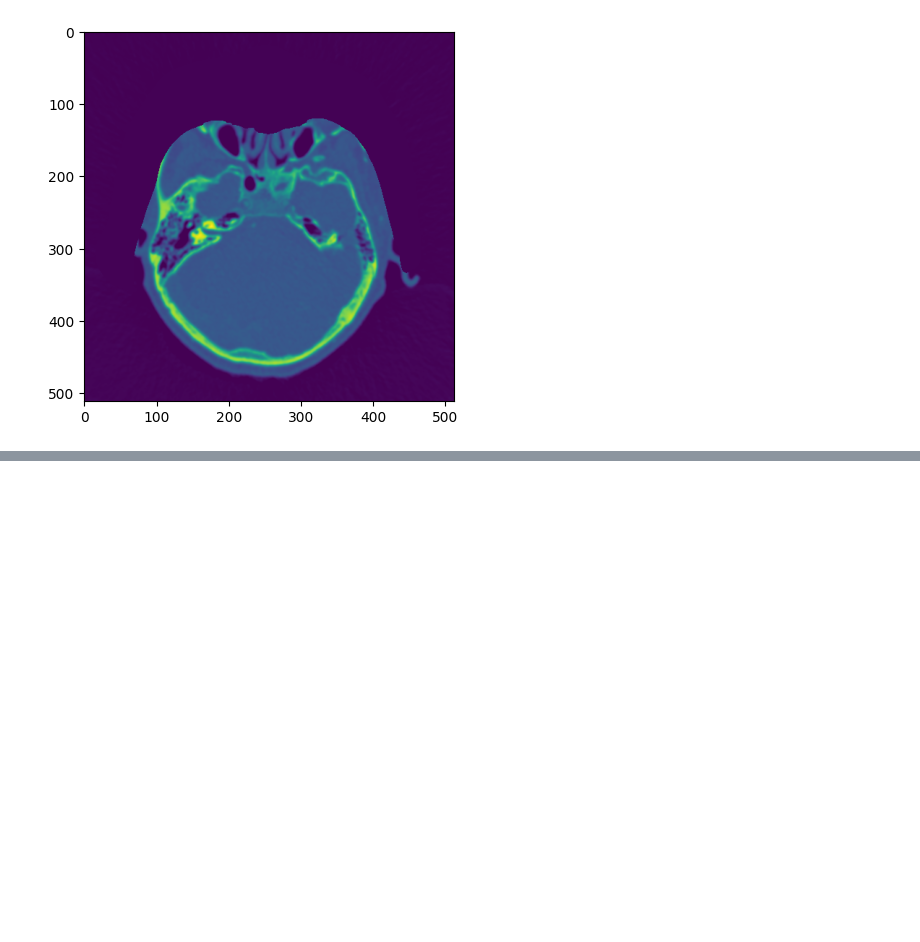
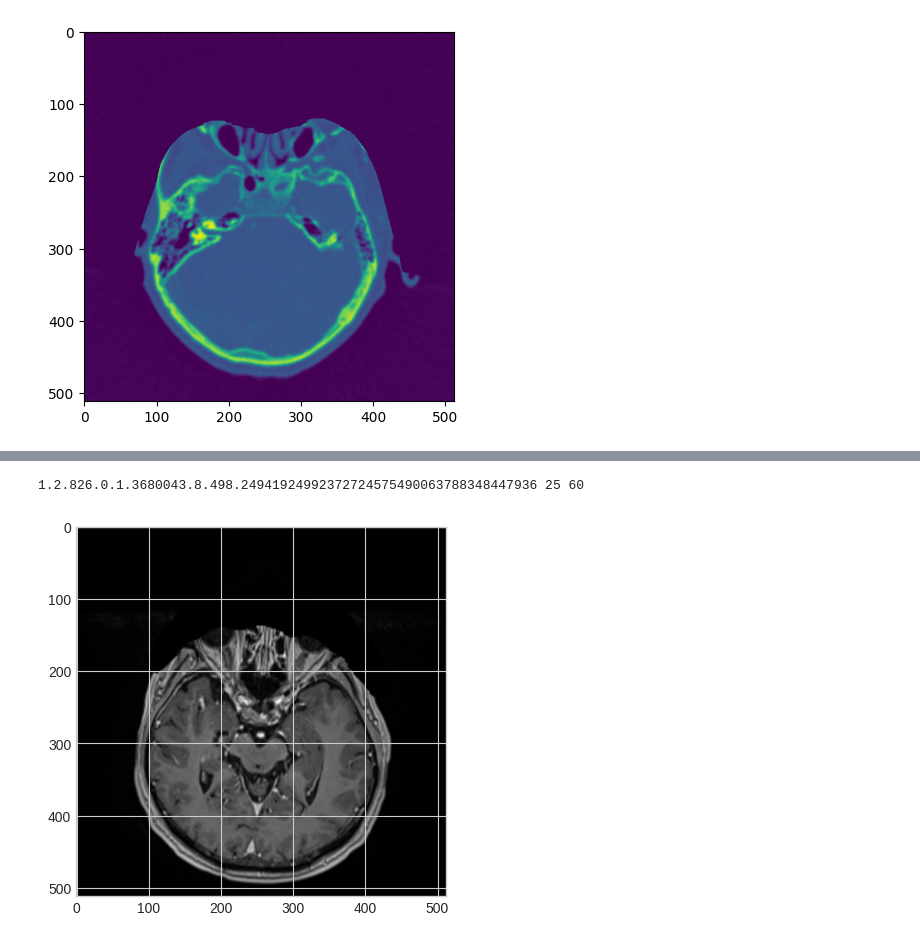
Before and after one commit to tom99763/9th-place-solution-RSNA-IAD, a Jupyter notebook: notebooks/Untitled.ipynb, the cells around one changed output, grey strips where cells are left out. Cells and saved outputs as stored; diff of their text form; code cells hidden in the pictures; blank space fills up the shorter version.

```diff
--- a/notebooks/Untitled.ipynb
+++ b/notebooks/Untitled.ipynb
@@ -775,0 +1302,11 @@ plt.imshow(ds.pixel_array)
+# %%
+# uid = "1.2.826.0.1.3680043.8.498.22312607603284694139267585184483668731 1.2.826.0.1.3680043.8.498.22312607603284694139267585184483668731"
+idx = 12
+uid,slice_idx = stuff[idx]
+vol = np.load(f"../data/processed/slices/{uid}.npz")["vol"]
+plt.imshow(vol[slice_idx], cmap="gray")
+
+print(uid, slice_idx, vol.shape[0])
+# %% [output]
+1.2.826.0.1.3680043.8.498.24941924992372724575490063788348447936 25 60
+[figure, added]
```
Also changed, not shown: parts of 53 cells of this notebook, 8 other files.
